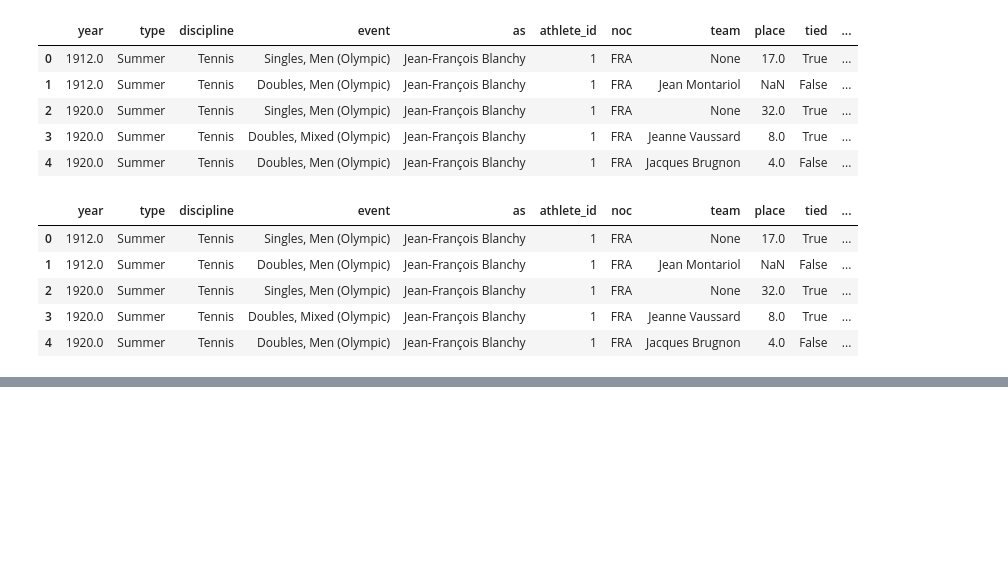
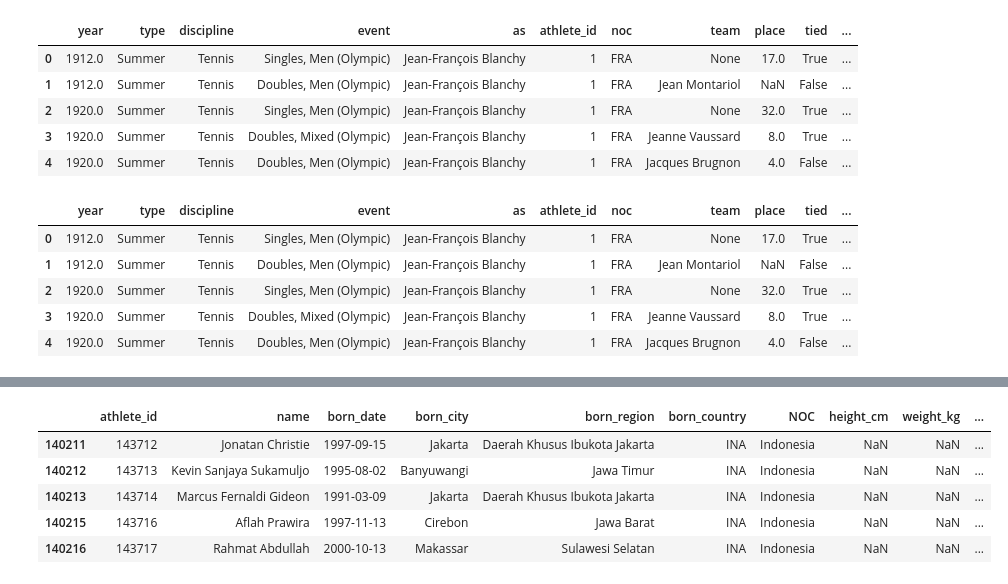
Before and after one commit to Haerulanwar05/Zero-To-ML-Engineer, a Jupyter notebook: Pandas/merging_&_concetenating_data.ipynb, the cells around one changed output, grey strips where cells are left out. Drawn from its saved outputs; the diff is of its cells as text; code cells hidden in the pictures; blank space fills up the shorter version.

```diff
--- a/Pandas/merging_&_concetenating_data.ipynb
+++ b/Pandas/merging_&_concetenating_data.ipynb
@@ -166,0 +188,9 @@ combined_df.head()
+# %%
+INA.tail()
+# %% [output]
+|  | athlete_id | name | born_date | born_city | born_region | born_country | NOC | height_cm | weight_kg | ... |
+| 140211 | 143712 | Jonatan Christie | 1997-09-15 | Jakarta | Daerah Khusus Ibukota Jakarta | INA | Indonesia | NaN | NaN | ... |
+| 140212 | 143713 | Kevin Sanjaya Sukamuljo | 1995-08-02 | Banyuwangi | Jawa Timur | INA | Indonesia | NaN | NaN | ... |
+| 140213 | 143714 | Marcus Fernaldi Gideon | 1991-03-09 | Jakarta | Daerah Khusus Ibukota Jakarta | INA | Indonesia | NaN | NaN | ... |
+| 140215 | 143716 | Aflah Prawira | 1997-11-13 | Cirebon | Jawa Barat | INA | Indonesia | NaN | NaN | ... |
+| 140216 | 143717 | Rahmat Abdullah | 2000-10-13 | Makassar | Sulawesi Selatan | INA | Indonesia | NaN | NaN | ... |
```
Also changed, not shown: parts of 7 cells of this notebook.
